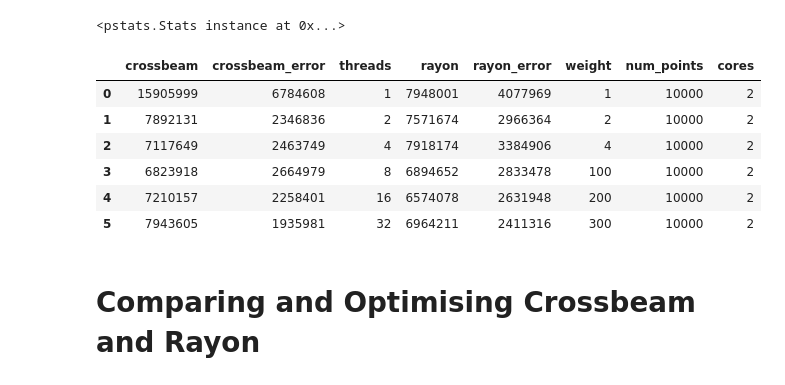
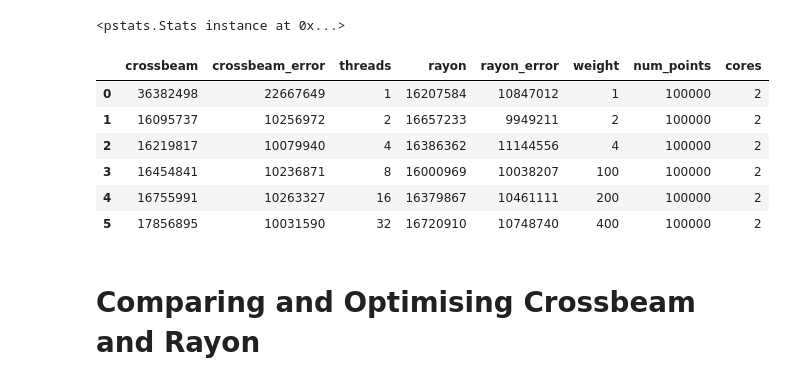
Before and after one commit to urschrei/lonlat_bng, a Jupyter notebook: rust_BNG.ipynb, the cells around one changed output. Drawn from its saved outputs; the diff is of its cells as text; code cells hidden in the pictures.

```diff
--- a/rust_BNG.ipynb
+++ b/rust_BNG.ipynb
@@ -318,17 +318,17 @@ Wed Feb 24 16:09:30 2016    ffi_benchmarks/output_stats_pyproj
       100    0.000    0.000    0.000    0.000 {isinstance}
 <pstats.Stats instance at 0x...>
 # %%
-df = pd.read_excel("/Users/sth/dropbox/threads.xlsx")
+df = pd.read_csv("benches/benchmarks.csv")
 df.threads = df.threads.astype('float64')
 df.head(10)
 # %% [output]
 |  | crossbeam | crossbeam_error | threads | rayon | rayon_error | weight | num_points | cores |
-| 0 | 15905999 | 6784608 | 1 | 7948001 | 4077969 | 1 | 10000 | 2 |
-| 1 | 7892131 | 2346836 | 2 | 7571674 | 2966364 | 2 | 10000 | 2 |
-| 2 | 7117649 | 2463749 | 4 | 7918174 | 3384906 | 4 | 10000 | 2 |
-| 3 | 6823918 | 2664979 | 8 | 6894652 | 2833478 | 100 | 10000 | 2 |
-| 4 | 7210157 | 2258401 | 16 | 6574078 | 2631948 | 200 | 10000 | 2 |
-| 5 | 7943605 | 1935981 | 32 | 6964211 | 2411316 | 300 | 10000 | 2 |
+| 0 | 36382498 | 22667649 | 1 | 16207584 | 10847012 | 1 | 100000 | 2 |
+| 1 | 16095737 | 10256972 | 2 | 16657233 | 9949211 | 2 | 100000 | 2 |
+| 2 | 16219817 | 10079940 | 4 | 16386362 | 11144556 | 4 | 100000 | 2 |
+| 3 | 16454841 | 10236871 | 8 | 16000969 | 10038207 | 100 | 100000 | 2 |
+| 4 | 16755991 | 10263327 | 16 | 16379867 | 10461111 | 200 | 100000 | 2 |
+| 5 | 17856895 | 10031590 | 32 | 16720910 | 10748740 | 400 | 100000 | 2 |
 # %% [markdown]
 # Comparing and Optimising Crossbeam and Rayon
 # %%
```
Also changed, not shown: parts of 2 cells of this notebook, 2 other files.
